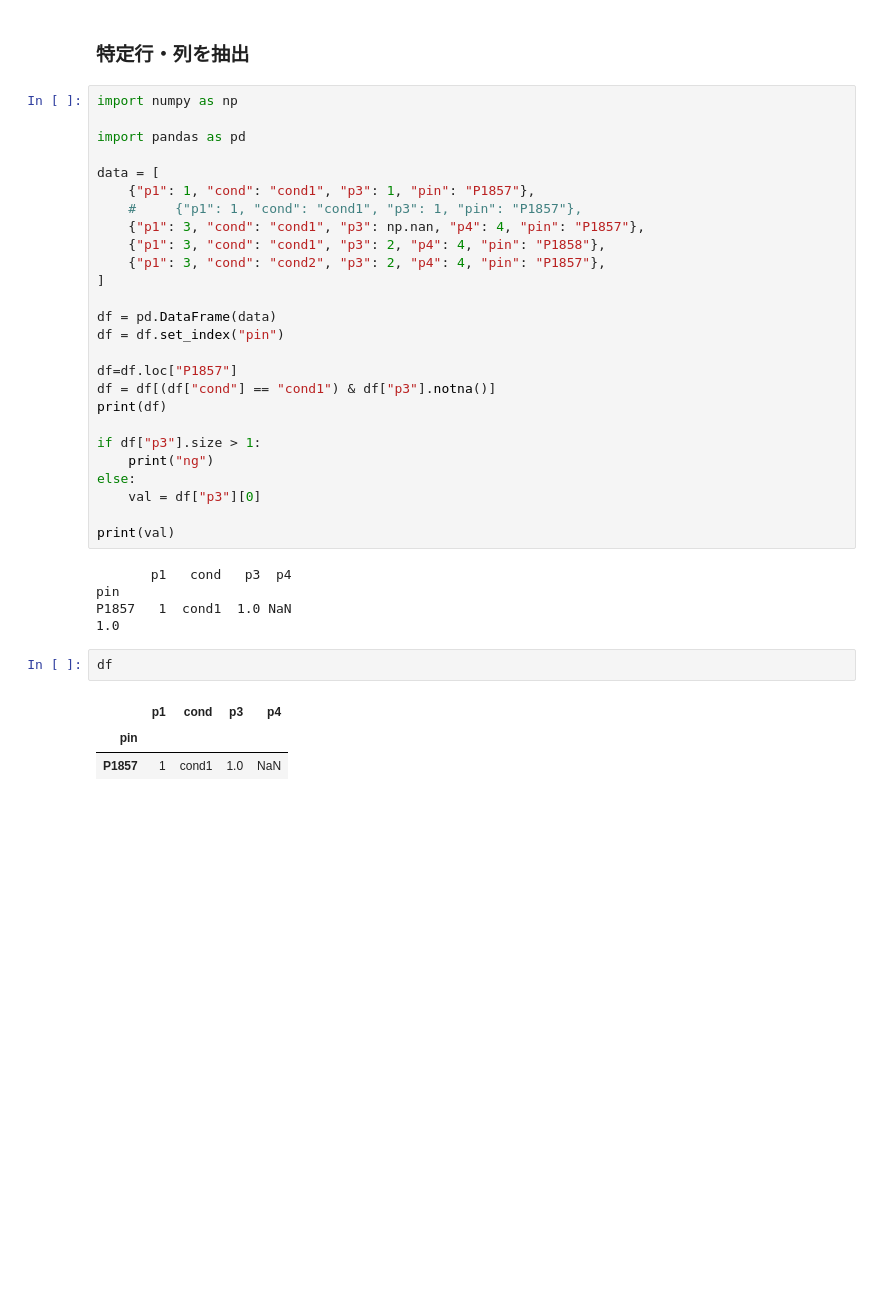
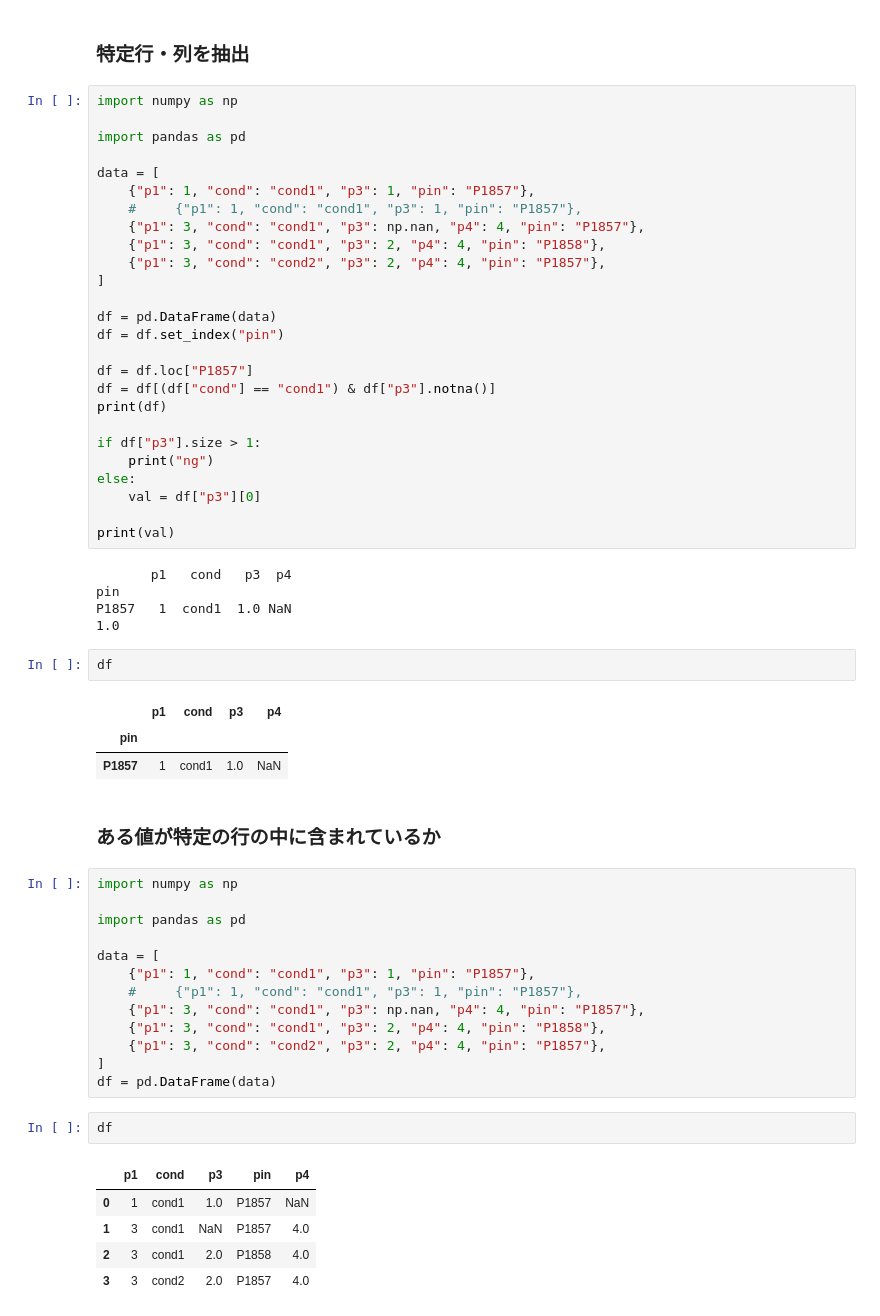
Before and after one commit to ri003074/Python3, a Jupyter notebook: src/pandas/pandas_summary.ipynb, the cells around one changed output. Drawn from its saved outputs; the diff is of its cells as text; blank space fills up the shorter version.

```diff
--- a/src/pandas/pandas_summary.ipynb
+++ b/src/pandas/pandas_summary.ipynb
@@ -426,7 +426,7 @@ data = [
 df = pd.DataFrame(data)
 df = df.set_index("pin")
 
-df=df.loc["P1857"]
+df = df.loc["P1857"]
 df = df[(df["cond"] == "cond1") & df["p3"].notna()]
 print(df)
 
@@ -447,3 +447,26 @@ df
 |  | p1 | cond | p3 | p4 |
 | pin |  |  |  |  |
 | P1857 | 1 | cond1 | 1.0 | NaN |
+# %% [markdown]
+### ある値が特定の行の中に含まれているか
+# %%
+import numpy as np
+
+import pandas as pd
+
+data = [
+    {"p1": 1, "cond": "cond1", "p3": 1, "pin": "P1857"},
+    #     {"p1": 1, "cond": "cond1", "p3": 1, "pin": "P1857"},
+    {"p1": 3, "cond": "cond1", "p3": np.nan, "p4": 4, "pin": "P1857"},
+    {"p1": 3, "cond": "cond1", "p3": 2, "p4": 4, "pin": "P1858"},
+    {"p1": 3, "cond": "cond2", "p3": 2, "p4": 4, "pin": "P1857"},
+]
+df = pd.DataFrame(data)
+# %%
+df
+# %% [output]
+|  | p1 | cond | p3 | pin | p4 |
+| 0 | 1 | cond1 | 1.0 | P1857 | NaN |
+| 1 | 3 | cond1 | NaN | P1857 | 4.0 |
+| 2 | 3 | cond1 | 2.0 | P1858 | 4.0 |
+| 3 | 3 | cond2 | 2.0 | P1857 | 4.0 |
```
Also changed, not shown: parts of 3 cells of this notebook, 3 other files.
